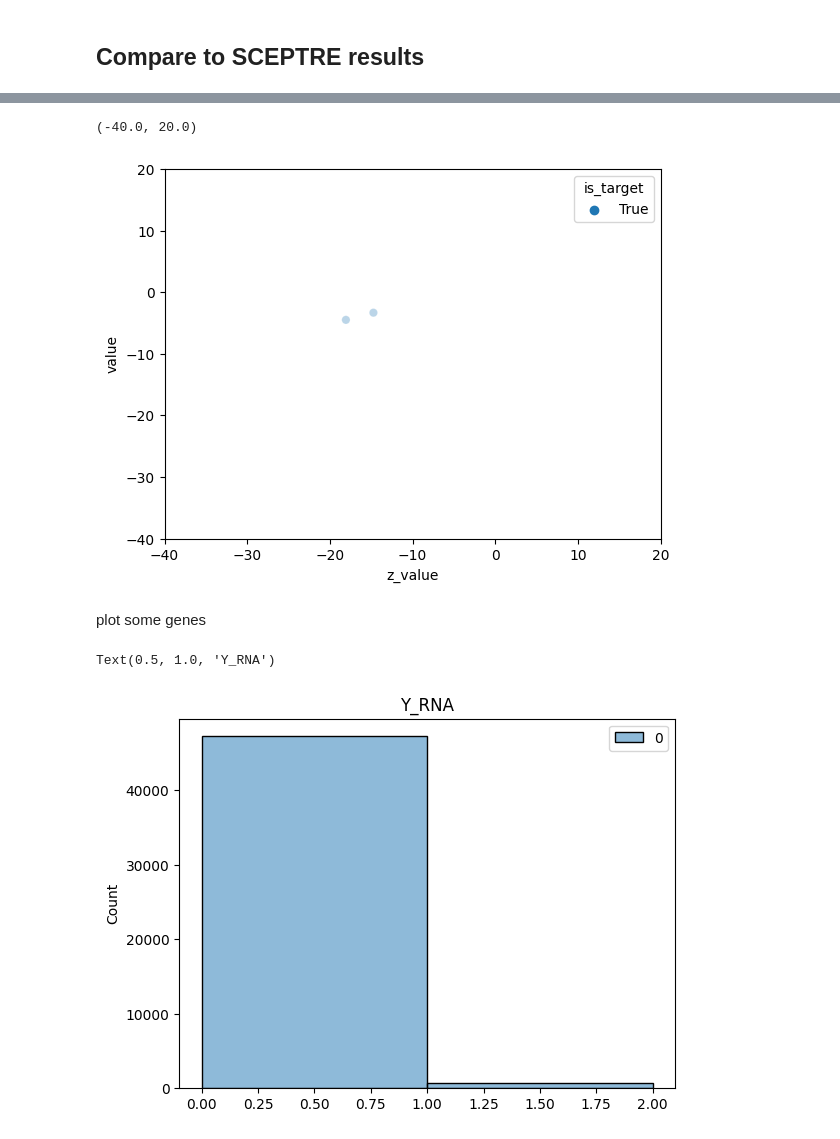
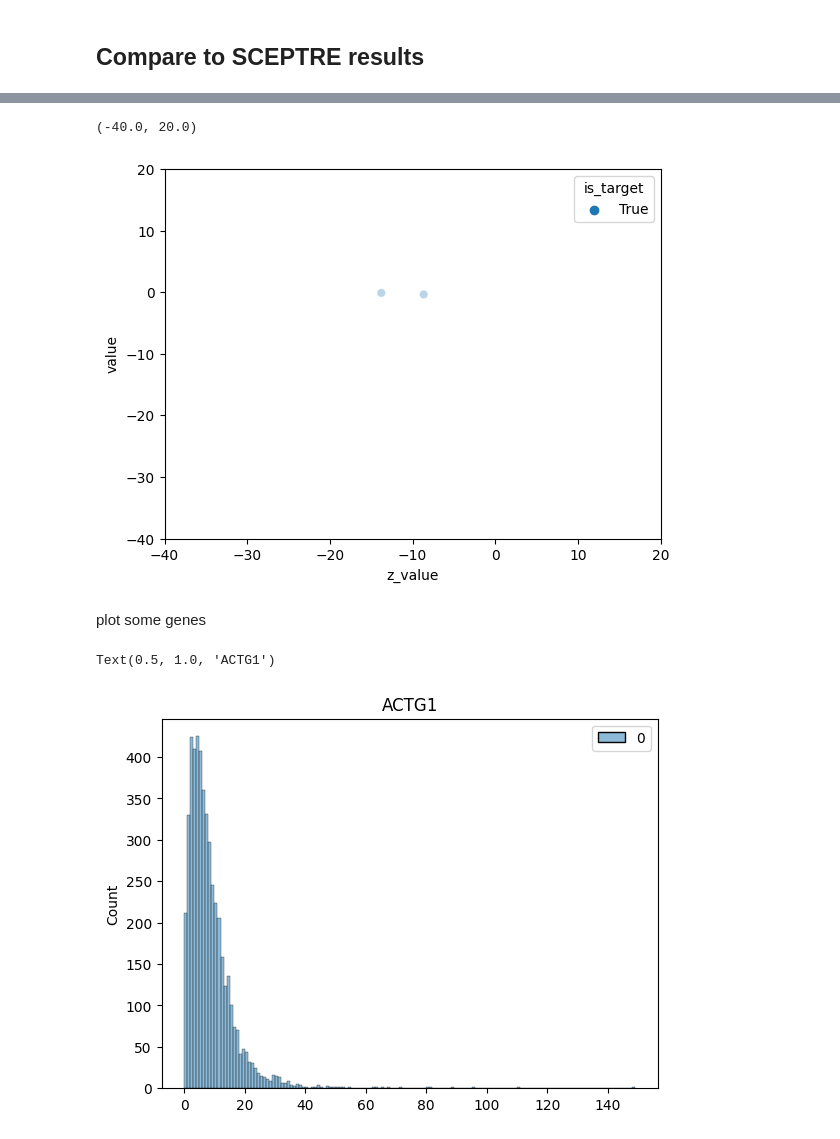
Before and after one commit to pinellolab/PerTurbo, a Jupyter notebook: docs/notebooks/gasperini_pilot.ipynb, the cells around one changed output, grey strips where cells are left out. Cells and saved outputs as stored; diff of their text form; code cells hidden in the pictures.

```diff
--- a/docs/notebooks/gasperini_pilot.ipynb
+++ b/docs/notebooks/gasperini_pilot.ipynb
@@ -26,7 +26,7 @@ print (len(selected_genes), len(selected_guides))
 # %% [output]
 5859 1243
 # %%
-def construct_mudata(data_dir="."):
+def construct_mudata(data_dir=".", downsample_prob=0.5):
     rna_adata = ad.read_h5ad(f"{data_dir}/ann_exp.h5ad")
     rna_adata.obs["library_size"] = rna_adata.X.sum(axis=1)
     # rna_adata.obs["size_factor"] = rna_adata.obs["library_size"]
@@ -36,6 +36,12 @@ def construct_mudata(data_dir="."):
     grna_adata.varm["element_targeted"] = ad.read_h5ad(f"{data_dir}/ann_Element_guide.h5ad").to_df().T
     assert (rna_adata.varm["element_tested"].columns == grna_adata.varm["element_targeted"].columns).all()
     mdata = md.MuData({"rna": rna_adata, "grna": grna_adata})
+    # mask = np.zeros(len(grna_adata))
+    # mask[: int(len(grna_adata) * dilute_guides)] = 1.0
+    # grna_adata.X = grna_adata.X * mask
+    print(len(mdata))
+    downsample_idx = np.random.choice(np.array([True,False]), size=len(mdata), p=[downsample_prob, 1-downsample_prob])
+    mdata = mdata[downsample_idx, :]
     mdata.write_h5mu(f"{data_dir}/gasperini_pilot_highMOI.h5mu")
     return mdata
 
@@ -313,23 +325,25 @@ merge_df.sort_values('residual').tail(20)
 # %%
 import matplotlib.pyplot as plt
+merge_df = pd.merge(sceptre_df, results_all_df, how="inner")
+
 sns.scatterplot(merge_df, x="z_value", y="value", hue="is_target", alpha=0.3)
 plt.xlim([-40,20])
 plt.ylim([-40,20])
 # %% [output]
 (-40.0, 20.0)
-[figure, old version]
+[figure, new version]
 # %% [markdown]
 plot some genes
 # %%
 import scanpy as sc
 
-plot_gene = "Y_RNA"
+plot_gene = "ACTG1"
 sns.histplot(
     mdata["rna"][:, plot_gene].X.todense(),
     binwidth=1,
     # log_scale=[False, True],
 )
 plt.title(plot_gene)
 # %% [output]
-Text(0.5, 1.0, 'Y_RNA')
+Text(0.5, 1.0, 'ACTG1')
-[figure, old version]
+[figure, new version]
```
Also changed, not shown: parts of 11 cells of this notebook, 1 other file.
